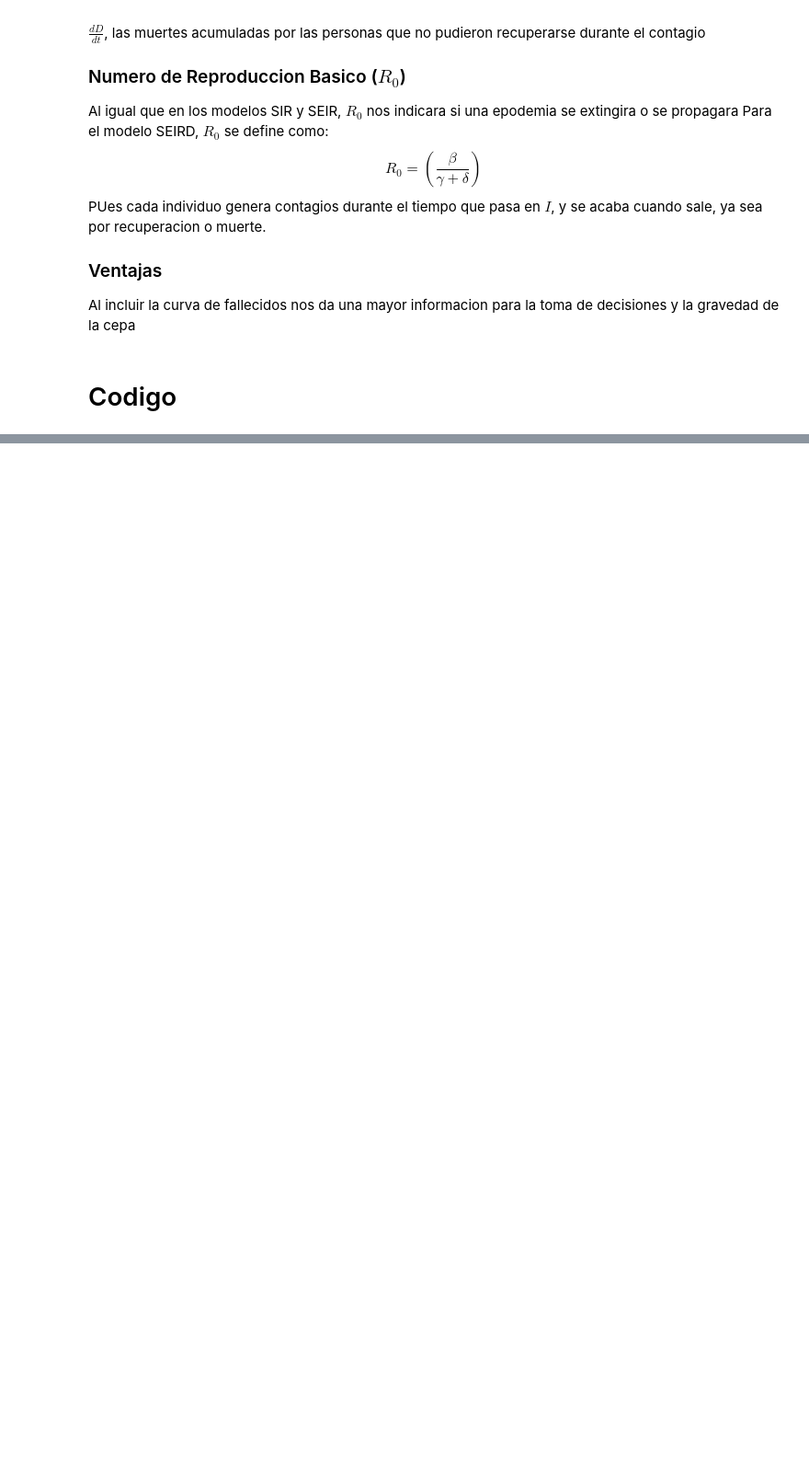
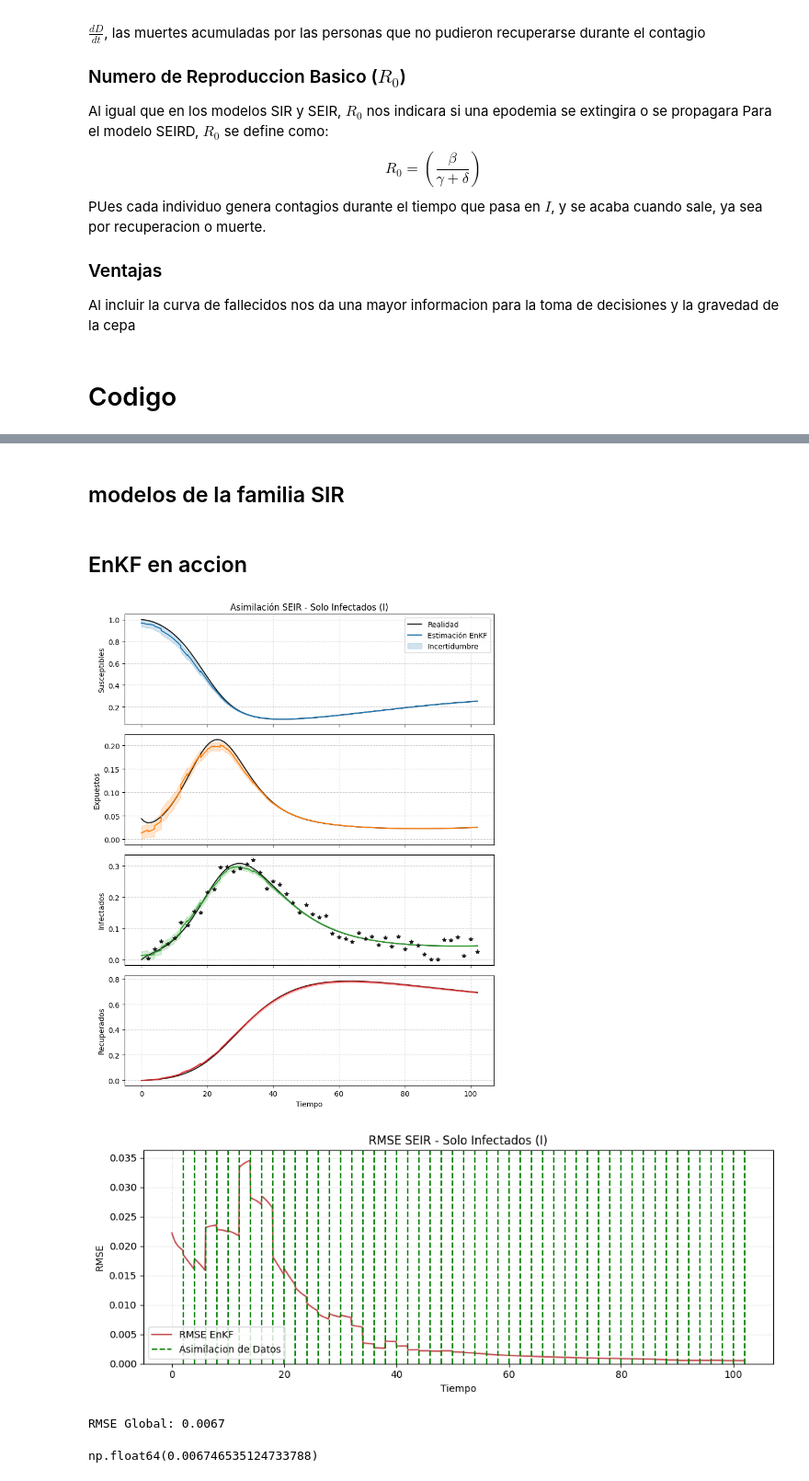
Before and after one commit to Raldulff/SIR-EnKF, a Jupyter notebook: SIR_EnKF.ipynb, the cells around one changed output, grey strips where cells are left out. Shown at 92% size. Drawn from its saved outputs; the diff is of its cells as text; code cells hidden in the pictures; blank space fills up the shorter version.

Commit message:
Codigo funcional para asimilar sobre 1 o mas variables de la familia SIR usando EnKF

```diff
--- a/SIR_EnKF.ipynb
+++ b/SIR_EnKF.ipynb
@@ -254,13 +132,0 @@ R = R12 @ R12.T
-# %%
-truths = np.zeros((nTime+1, xDim))
-obsrvs = np.zeros((Ko+1, p))
-truths[0] = xa + Pa12 @ rnd.randn(xDim)
-truths[0] = np.clip(truths[0], 0, 1)
-for k in range(1, nTime+1):
-    truths[k] = Dyn(truths[k-1], (k-1)*dt, dt)
-    truths[k] += Q12 @ rnd.randn(xDim)
-
-    if k % dko == 0:
-        obs_k = k//dko-1
-        obsrvs[obs_k] = Obs(truths[k], np.nan) + R12 @ rnd.randn(p)
-        obsrvs[obs_k] = np.maximum(obsrvs[obs_k], 0)
@@ -783,0 +405,2 @@ ValueError: solve1: Input operand 1 has a mismatch in its core dimension 0, with
+# %% [markdown]
+## modelos de la familia SIR
@@ -783,0 +430,39 @@ ValueError: solve1: Input operand 1 has a mismatch in its core dimension 0, with
+# %% [markdown]
+## EnKF en accion
+# %%
+# Asimilacion para los infectados en el modleo SEIR
+
+xDim_seir = 4
+N = 500
+labels = [ 'Susceptibles', 'Expuestos', 'Infectados', 'Recuperados']
+
+#condiciones iniciales y covarianza
+xa_seir = np.array([0.98,0.01,0.01,0.0])
+Pa12_seir = np.diag([0.05,0.02,0.02,0.0])
+Q12_seir = np.zeros((xDim_seir,xDim_seir))
+
+#variables especificas para medir infectados
+obs_idx_I= 2
+R12_I = np.array([[0.02]])
+matrices_I = (Pa12_seir, Q12_seir, R12_I)
+
+#dinamica global para SEIR
+Dyn_SEIR = create_Dyn(dxdt_SEIR)
+
+#observaciones sinteticas
+syn_data_I = syn_data(xa_seir, matrices_I, Dyn_SEIR, obs_idx_I)
+# %%
+# asimilacion con EnKF
+enkf_out_I = EnKF(N, xa_seir, matrices_I,
+                  Dyn_SEIR, obs_idx_I,
+                  syn_data_I)
+# %%
+# Gráficas
+plot_enkf(syn_data_I, enkf_out_I, obs_idx_I,
+          labels=labels, title="Asimilación SEIR - Solo Infectados (I)")
+plot_rmse(syn_data_I, enkf_out_I, title="RMSE SEIR - Solo Infectados (I)")
+# %% [output]
+[figure, added]
+[figure, added]
+RMSE Global: 0.0067
+np.float64(0.006746535124733788)
```
Also changed, not shown: parts of 39 cells of this notebook.
